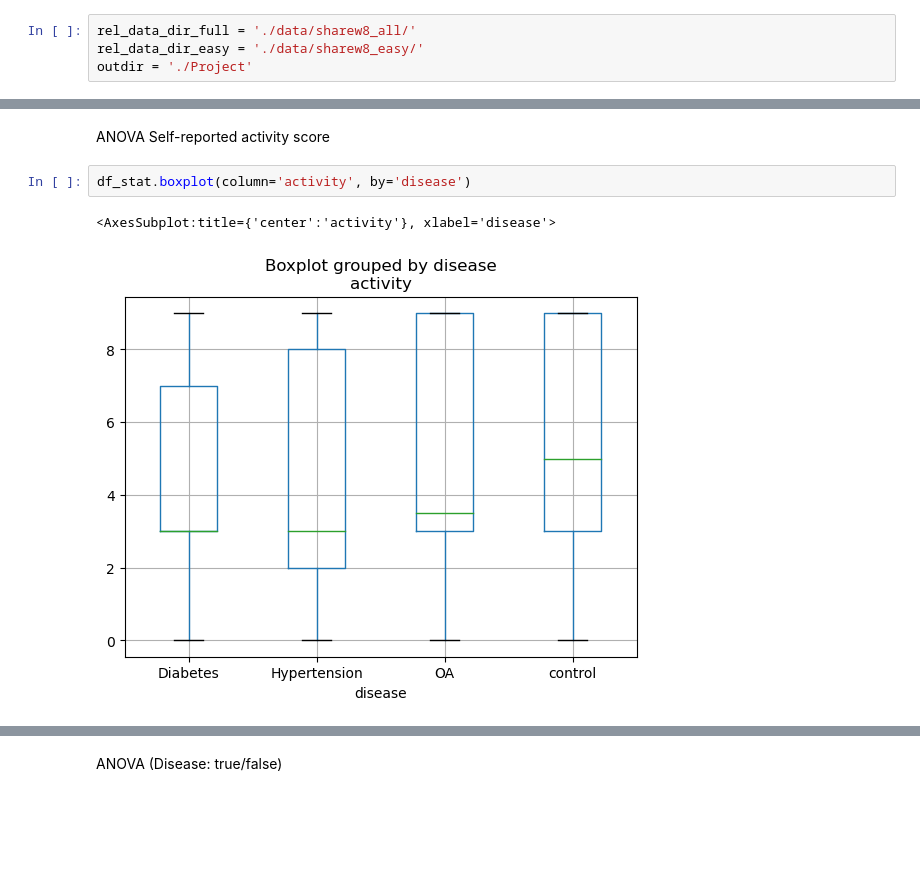
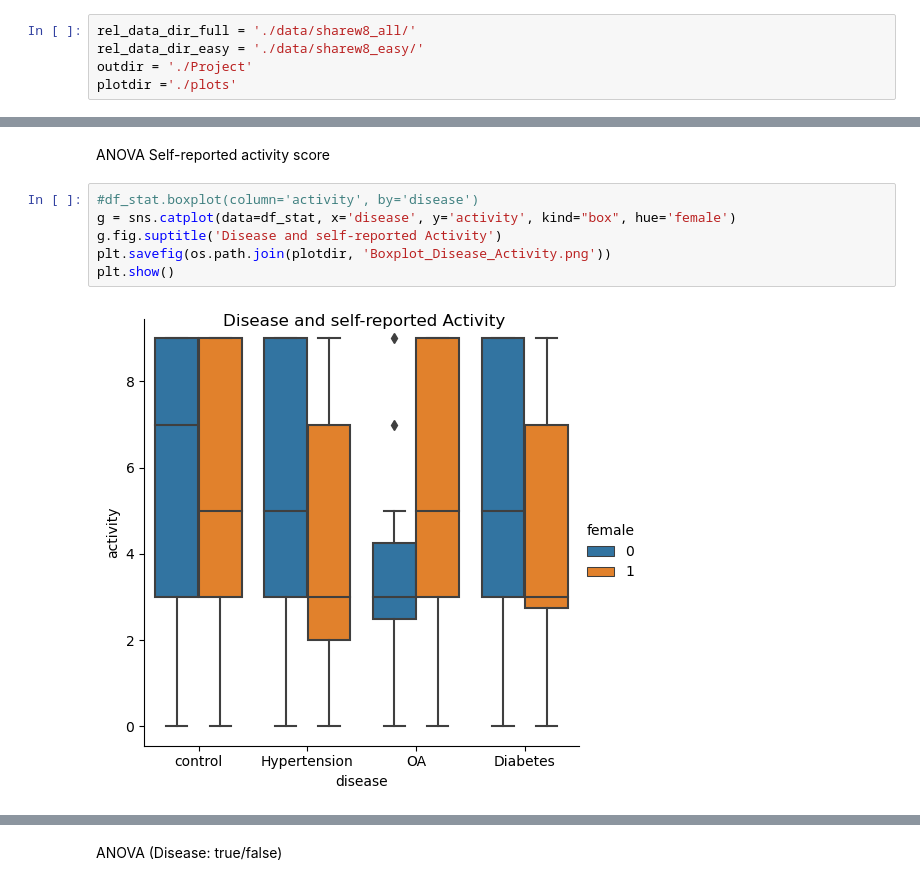
Before and after one commit to mjoeli/csb_project, a Jupyter notebook: test_H_D_OA.ipynb, the cells around one changed output, grey strips where cells are left out. Drawn from its saved outputs; the diff is of its cells as text; blank space fills up the shorter version.

```diff
--- a/test_H_D_OA.ipynb
+++ b/test_H_D_OA.ipynb
@@ -9,6 +18,7 @@ import os
 rel_data_dir_full = './data/sharew8_all/'
 rel_data_dir_easy = './data/sharew8_easy/'
 outdir = './Project'
+plotdir ='./plots'
 # %%
 '''
 Wave 8 Release 8.0.0
@@ -212,8 +221,11 @@ df_stat.head(5)
 | 552 | Bf-286437-02 | 1 | 68.099998 | 30.778702 | 1.0 | February | 2020 | 54007.0 | 50 | Right | ... |
 # %% [markdown]
 ANOVA Self-reported activity score
-# %%
-df_stat.boxplot(column='activity', by='disease')
-# %% [output]
-<AxesSubplot:title={'center':'activity'}, xlabel='disease'>
-[figure, removed]
+# %%
+#df_stat.boxplot(column='activity', by='disease')
+g = sns.catplot(data=df_stat, x='disease', y='activity', kind="box", hue='female')
+g.fig.suptitle('Disease and self-reported Activity')
+plt.savefig(os.path.join(plotdir, 'Boxplot_Disease_Activity.png'))
+plt.show()
+# %% [output]
+[figure, added]
```
Also changed, not shown: parts of 20 cells of this notebook, 2 other files.
